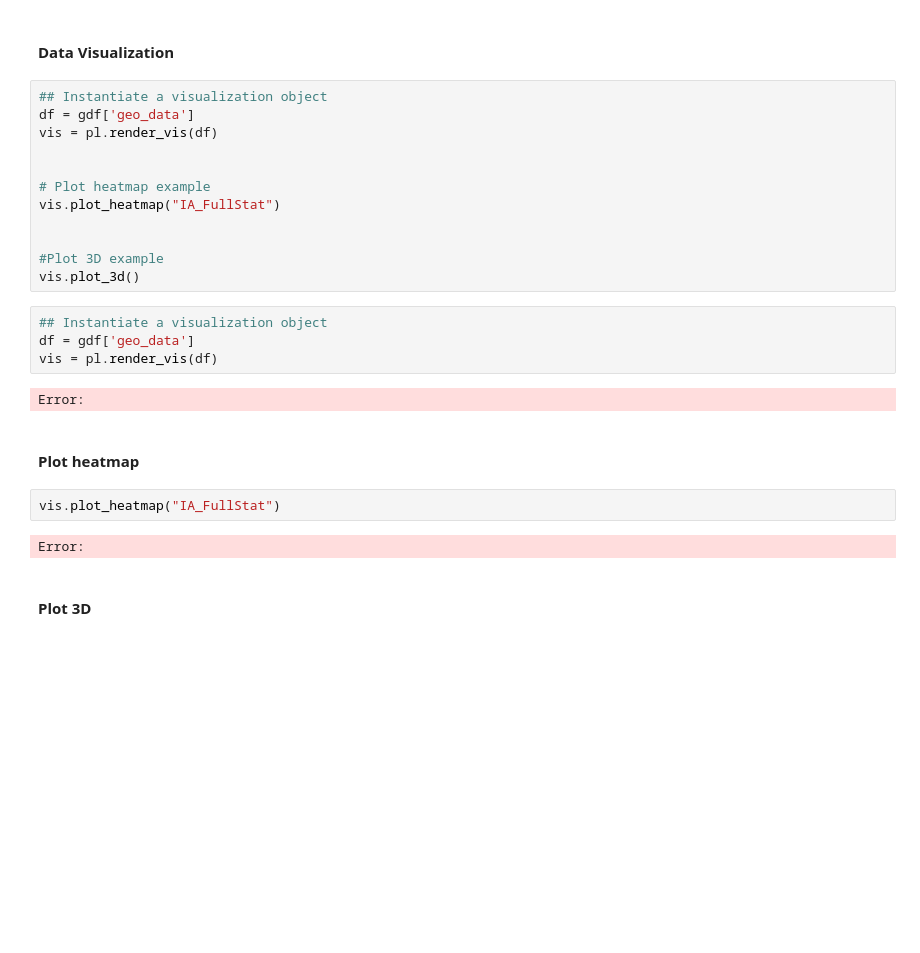
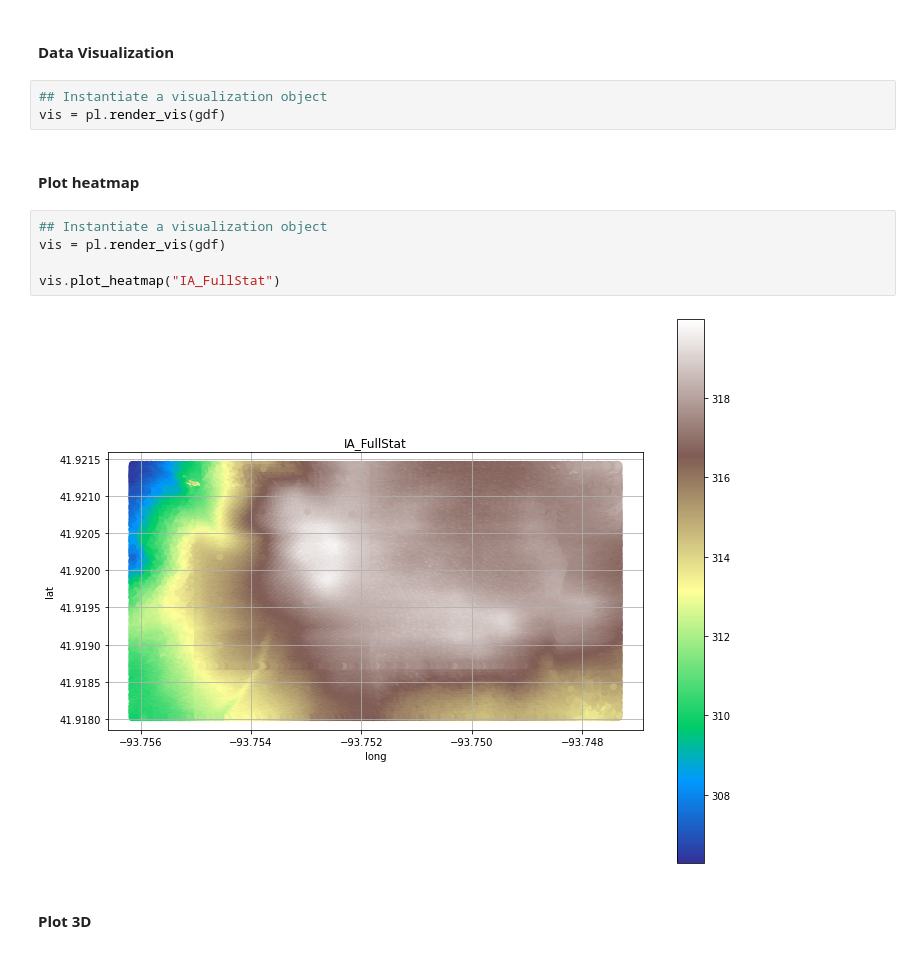
Before and after one commit to ProgrammingOperative/AgriTech-Lidar-Solution, a Jupyter notebook: notebooks/extract_and_visualize.ipynb, the cells around one changed output. Drawn from its saved outputs; the diff is of its cells as text; blank space fills up the shorter version.

Commit message:
Visualization complete

```diff
--- a/notebooks/extract_and_visualize.ipynb
+++ b/notebooks/extract_and_visualize.ipynb
@@ -31,28 +60,16 @@ https://s3-us-west-2.amazonaws.com/usgs-lidar-public/{state}/ept.json
 #### Data Visualization
 # %%
 ## Instantiate a visualization object
-df = gdf['geo_data']
-vis = pl.render_vis(df)
-
-
-# Plot heatmap example
-vis.plot_heatmap("IA_FullStat")
-
-
-#Plot 3D example
-vis.plot_3d()
+vis = pl.render_vis(gdf)
-# %%
-## Instantiate a visualization object
-df = gdf['geo_data']
-vis = pl.render_vis(df)
-# %% [output]
-Error:
 # %% [markdown]
 #### Plot heatmap
-# %%
-vis.plot_heatmap("IA_FullStat")
-# %% [output]
-Error:
+# %%
+## Instantiate a visualization object
+vis = pl.render_vis(gdf)
+
+vis.plot_heatmap("IA_FullStat")
+# %% [output]
+[figure, added]
 # %% [markdown]
 #### Plot 3D
 # %%
```
Also changed, not shown: parts of 5 cells of this notebook, 4 other files.
